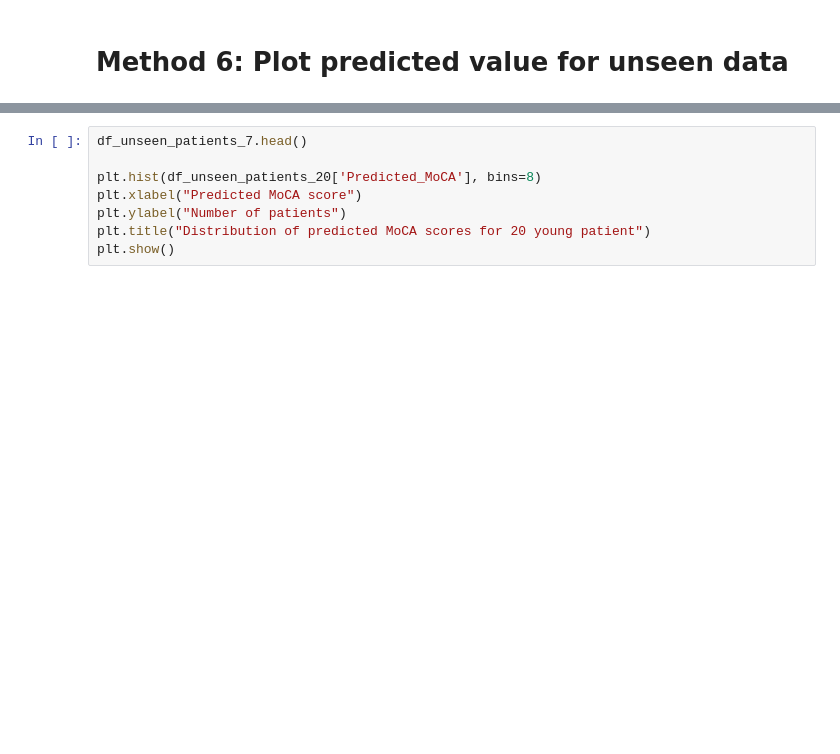
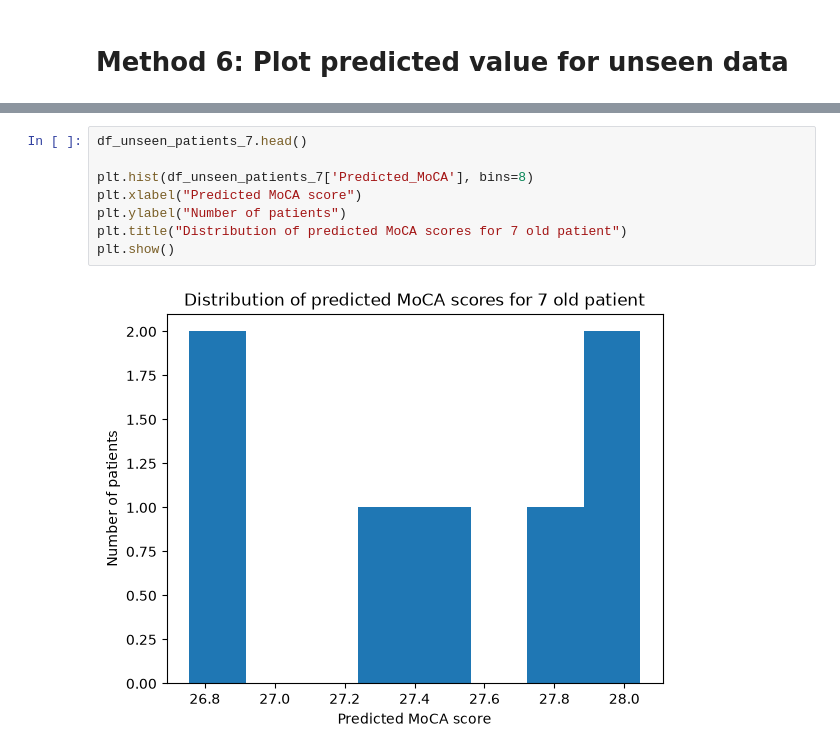
Before and after one commit to sana-mirahsani/detection_AD_with_VR_data, a Jupyter notebook: src/notebooks/7.Result_Visualization.ipynb, the cells around one changed output, grey strips where cells are left out. Saved outputs shown, nothing was run; the diff lists cells and outputs as text; blank space fills up the shorter version.

```diff
--- a/src/notebooks/7.Result_Visualization.ipynb
+++ b/src/notebooks/7.Result_Visualization.ipynb
@@ -294,8 +294,10 @@ plt.show()
 # %%
 df_unseen_patients_7.head()
 
-plt.hist(df_unseen_patients_20['Predicted_MoCA'], bins=8)
+plt.hist(df_unseen_patients_7['Predicted_MoCA'], bins=8)
 plt.xlabel("Predicted MoCA score")
 plt.ylabel("Number of patients")
-plt.title("Distribution of predicted MoCA scores for 20 young patient")
+plt.title("Distribution of predicted MoCA scores for 7 old patient")
 plt.show()
+# %% [output]
+[figure, added]
```
Also changed, not shown: parts of 1 cell of this notebook, 6 other files.
